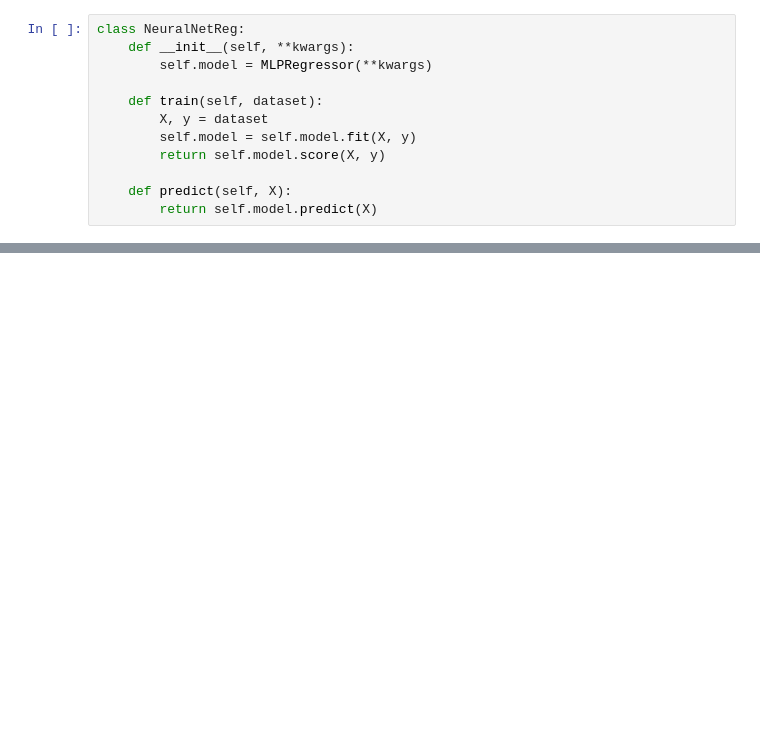
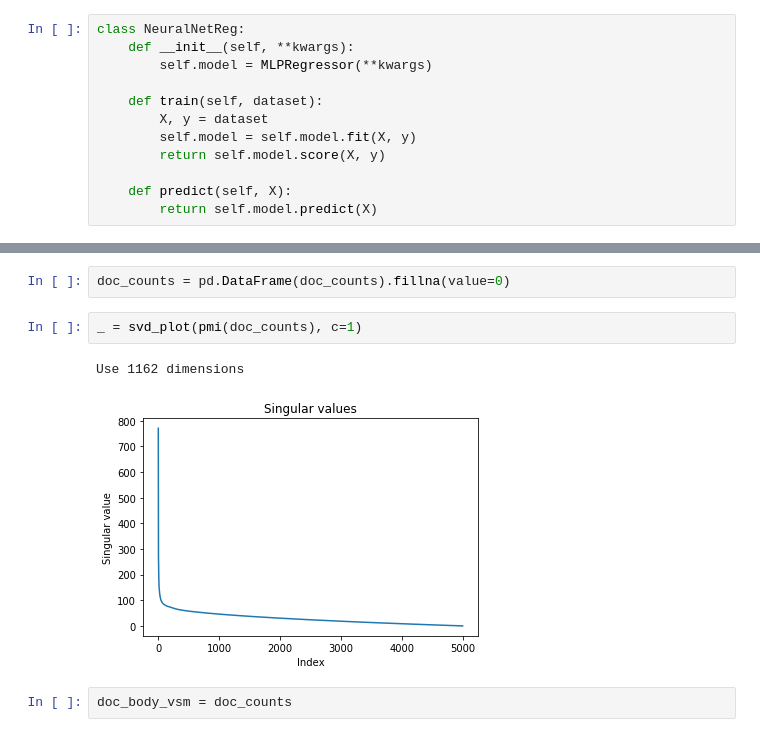
Before and after one commit to ayushgs/Retrieval_ReRanking_CS224U, a Jupyter notebook: project_code.ipynb, the cells around one changed output, grey strips where cells are left out. Cells and saved outputs as stored; diff of their text form; blank space fills up the shorter version.

```diff
--- a/project_code.ipynb
+++ b/project_code.ipynb
@@ -840,0 +1203,9 @@ Two layer NN with body GloVe embeddings
+# %%
+doc_counts = pd.DataFrame(doc_counts).fillna(value=0)
+# %%
+_ = svd_plot(pmi(doc_counts), c=1)
+# %% [output]
+Use 1162 dimensions
+[figure, added]
+# %%
+doc_body_vsm = doc_counts
```
Also changed, not shown: parts of 90 cells of this notebook.
